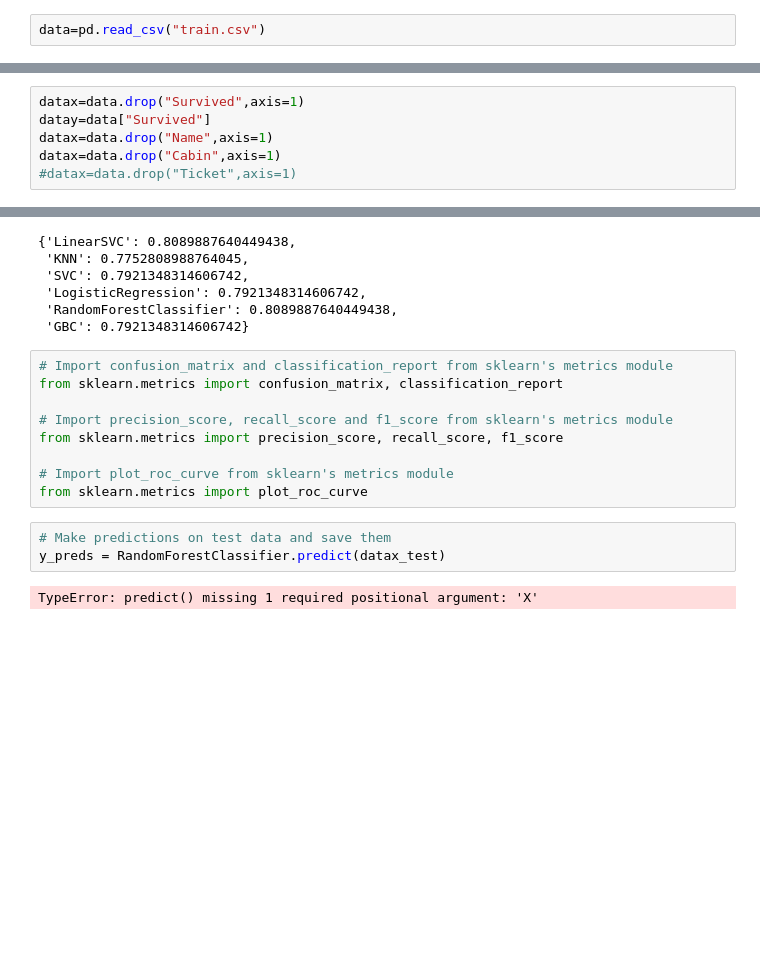
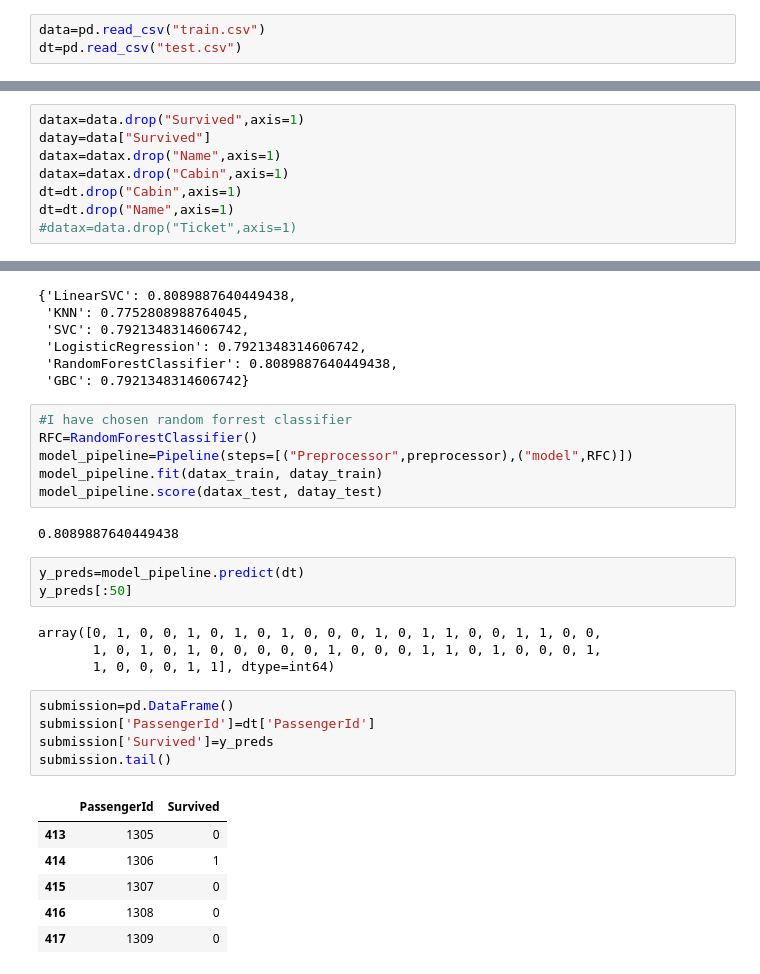
Before and after one commit to eshasachan18/Titanic_dataset, a Jupyter notebook: model.ipynb, the cells around one changed output, grey strips where cells are left out. Cells and saved outputs as stored; diff of their text form; blank space fills up the shorter version.

```diff
--- a/model.ipynb
+++ b/model.ipynb
@@ -5,6 +5,7 @@ import sklearn as skt
 import matplotlib.pyplot as plt
 # %%
 data=pd.read_csv("train.csv")
+dt=pd.read_csv("test.csv")
 # %%
 data.tail()
 # %% [output]
@@ -190,8 +223,10 @@ Results={}
 # %%
 datax=data.drop("Survived",axis=1)
 datay=data["Survived"]
-datax=data.drop("Name",axis=1)
-datax=data.drop("Cabin",axis=1)
+datax=datax.drop("Name",axis=1)
+datax=datax.drop("Cabin",axis=1)
+dt=dt.drop("Cabin",axis=1)
+dt=dt.drop("Name",axis=1)
 #datax=data.drop("Ticket",axis=1)
 # %%
 datax_train,datax_test,datay_train,datay_test=train_test_split(datax,datay,test_size=0.2,random_state=42)
@@ -228,17 +263,30 @@ Results
  'LogisticRegression': 0.7921348314606742,
  'RandomForestClassifier': 0.8089887640449438,
  'GBC': 0.7921348314606742}
-# %%
-# Import confusion_matrix and classification_report from sklearn's metrics module
-from sklearn.metrics import confusion_matrix, classification_report
-
-# Import precision_score, recall_score and f1_score from sklearn's metrics module
-from sklearn.metrics import precision_score, recall_score, f1_score
-
-# Import plot_roc_curve from sklearn's metrics module
-from sklearn.metrics import plot_roc_curve
-# %%
-# Make predictions on test data and save them
-y_preds = RandomForestClassifier.predict(datax_test)
-# %% [output]
-TypeError: predict() missing 1 required positional argument: 'X'
+# %%
+#I have chosen random forrest classifier
+RFC=RandomForestClassifier()
+model_pipeline=Pipeline(steps=[("Preprocessor",preprocessor),("model",RFC)])
+model_pipeline.fit(datax_train, datay_train)
+model_pipeline.score(datax_test, datay_test)
+# %% [output]
+0.8089887640449438
+# %%
+y_preds=model_pipeline.predict(dt)
+y_preds[:50]
+# %% [output]
+array([0, 1, 0, 0, 1, 0, 1, 0, 1, 0, 0, 0, 1, 0, 1, 1, 0, 0, 1, 1, 0, 0,
+       1, 0, 1, 0, 1, 0, 0, 0, 0, 0, 1, 0, 0, 0, 1, 1, 0, 1, 0, 0, 0, 1,
+       1, 0, 0, 0, 1, 1], dtype=int64)
+# %%
+submission=pd.DataFrame()
+submission['PassengerId']=dt['PassengerId']
+submission['Survived']=y_preds
+submission.tail()
+# %% [output]
+|  | PassengerId | Survived |
+| 413 | 1305 | 0 |
+| 414 | 1306 | 1 |
+| 415 | 1307 | 0 |
+| 416 | 1308 | 0 |
+| 417 | 1309 | 0 |
```
Also changed, not shown: parts of 5 cells of this notebook.
